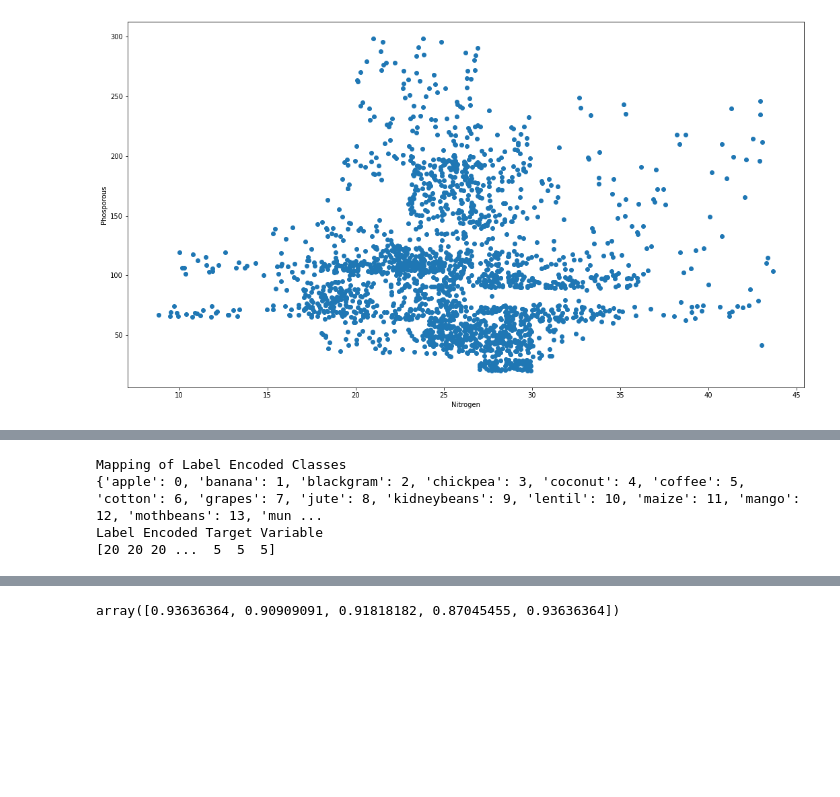
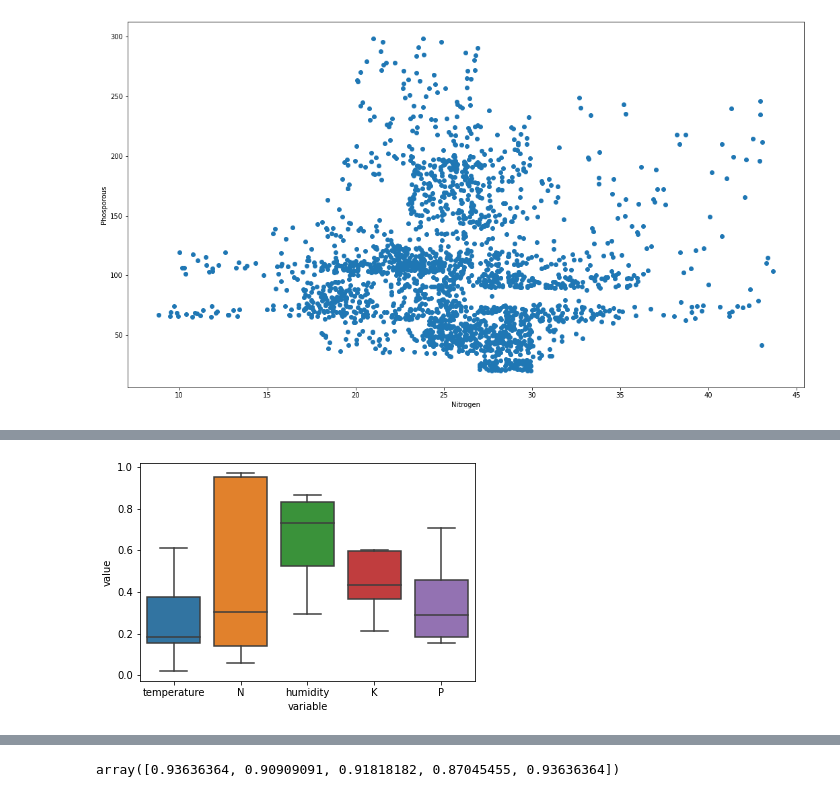
Before and after one commit to vivekrrg/FarmAssistantFrontEnd, a Jupyter notebook: fyp_base_model.ipynb, the cells around one changed output, grey strips where cells are left out. Saved outputs shown, nothing was run; the diff lists cells and outputs as text; code cells hidden in the pictures; blank space fills up the shorter version.

```diff
--- a/fyp_base_model.ipynb
+++ b/fyp_base_model.ipynb
@@ -121,16 +136,21 @@ labels = df['label']
+# %%
+import numpy as np; np.random.seed(42)
+
+df = pd.DataFrame(data = np.random.random(size=(5,5)), columns = ['temperature','N','humidity','K','P'])
+
+sns.boxplot(x="variable", y="value", data=pd.melt(df))
+
+plt.show()
+# %% [output]
+[figure, added]
 # %%
-from sklearn.preprocessing import LabelEncoder
-label_encoder = LabelEncoder()
-target = label_encoder.fit_transform(target)
-label_encoder_name_mapping = dict(zip(label_encoder.classes_,
-                                         label_encoder.transform(label_encoder.classes_)))
-print("Mapping of Label Encoded Classes", label_encoder_name_mapping, sep="\n")
-print("Label Encoded Target Variable", target, sep="\n")
+# from sklearn.preprocessing import LabelEncoder
+# label_encoder = LabelEncoder()
+# target = label_encoder.fit_transform(target)
+# label_encoder_name_mapping = dict(zip(label_encoder.classes_,
+#                                          label_encoder.transform(label_encoder.classes_)))
+# print("Mapping of Label Encoded Classes", label_encoder_name_mapping, sep="\n")
+# print("Label Encoded Target Variable", target, sep="\n")
-# %% [output]
-Mapping of Label Encoded Classes
-{'apple': 0, 'banana': 1, 'blackgram': 2, 'chickpea': 3, 'coconut': 4, 'coffee': 5, 'cotton': 6, 'grapes': 7, 'jute': 8, 'kidneybeans': 9, 'lentil': 10, 'maize': 11, 'mango': 12, 'mothbeans': 13, 'mun ...
-Label Encoded Target Variable
-[20 20 20 ...  5  5  5]
 # %%
 # Initializing empty lists to append all model's name and corresponding name
 acc = []
```
Also changed, not shown: parts of 53 cells of this notebook.
